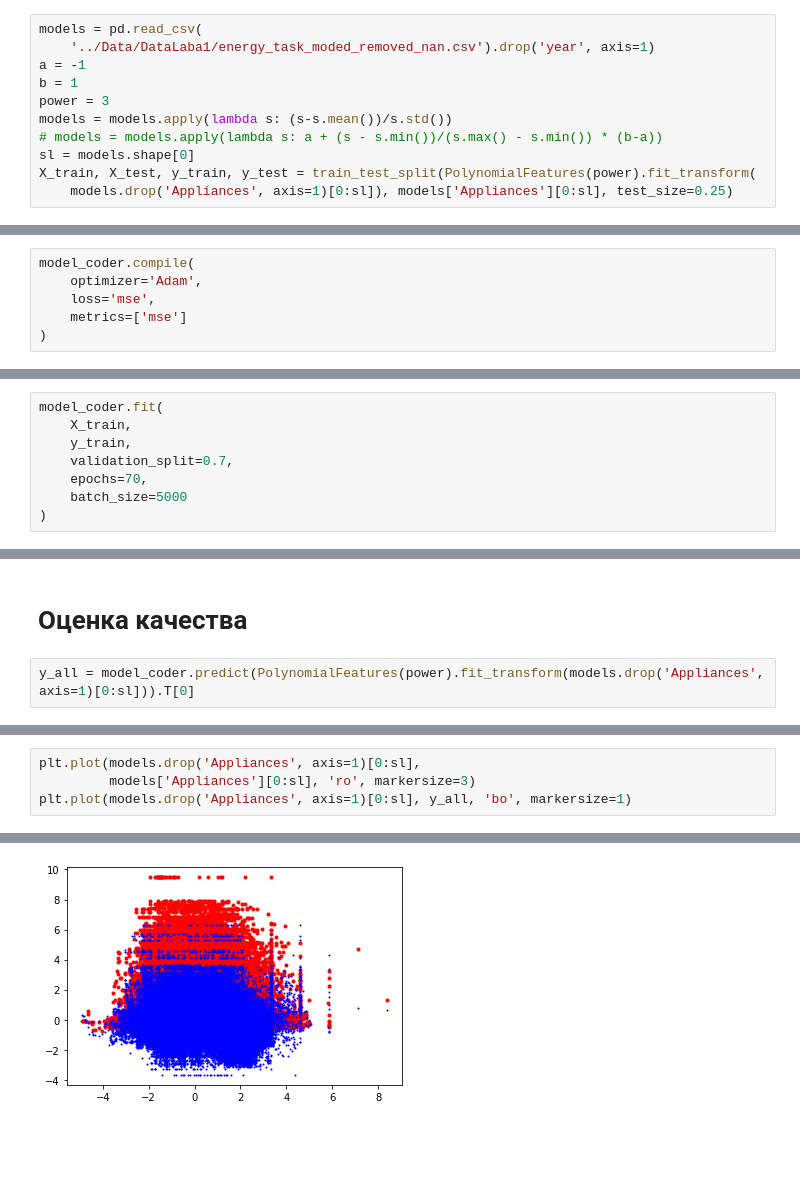
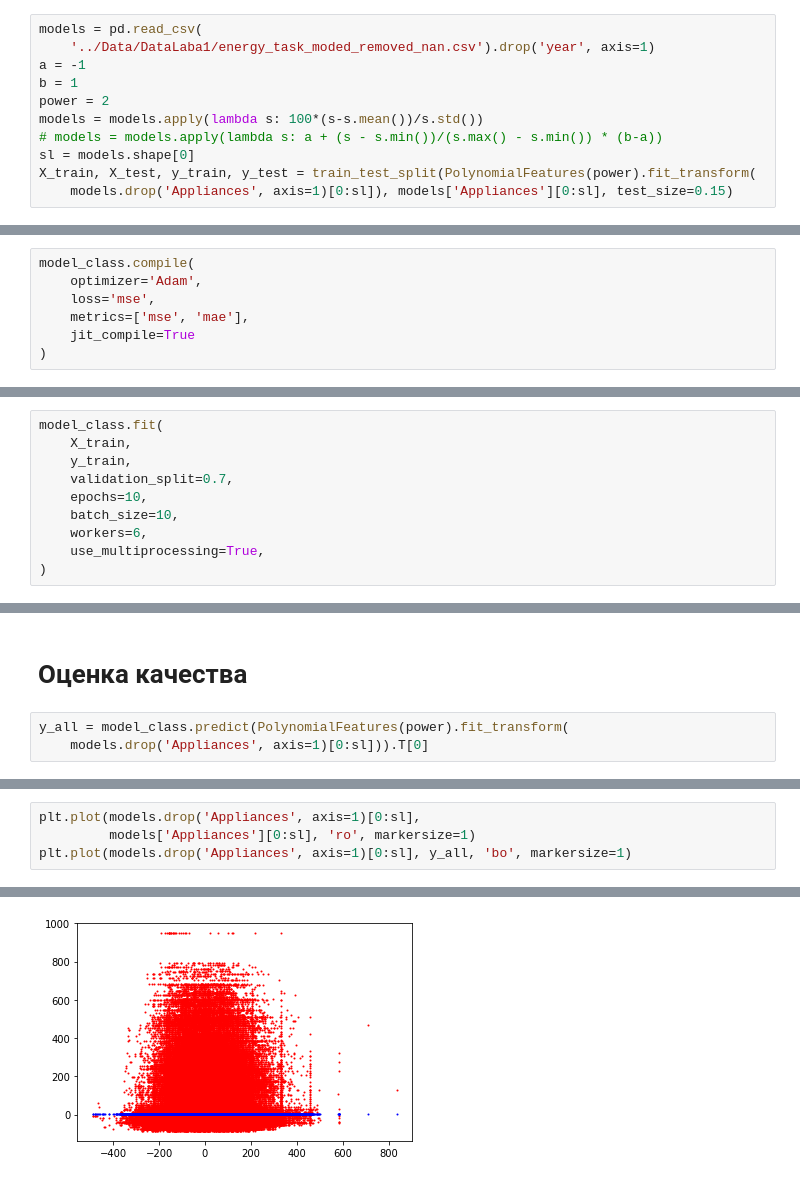
Before and after one commit to MikeTsvirkunov/Maching_Learning_Teach, a Jupyter notebook: Laba4/regression_tf.ipynb, the cells around one changed output, grey strips where cells are left out. Drawn from its saved outputs; the diff is of its cells as text; blank space fills up the shorter version.

```diff
--- a/Laba4/regression_tf.ipynb
+++ b/Laba4/regression_tf.ipynb
@@ -19,12 +27,12 @@ models = pd.read_csv(
     '../Data/DataLaba1/energy_task_moded_removed_nan.csv').drop('year', axis=1)
 a = -1
 b = 1
-power = 3
-models = models.apply(lambda s: (s-s.mean())/s.std())
+power = 2
+models = models.apply(lambda s: 100*(s-s.mean())/s.std())
 # models = models.apply(lambda s: a + (s - s.min())/(s.max() - s.min()) * (b-a))
 sl = models.shape[0]
 X_train, X_test, y_train, y_test = train_test_split(PolynomialFeatures(power).fit_transform(
-    models.drop('Appliances', axis=1)[0:sl]), models['Appliances'][0:sl], test_size=0.25)
+    models.drop('Appliances', axis=1)[0:sl]), models['Appliances'][0:sl], test_size=0.15)
 # %%
 X_train.shape
 # %% [output]
@@ -113,10 +209,11 @@ model_coder = tf.keras.models.Sequential([
 # %% [markdown]
 ## Компиляция
 # %%
-model_coder.compile(
+model_class.compile(
     optimizer='Adam',
     loss='mse',
-    metrics=['mse']
+    metrics=['mse', 'mae'],
+    jit_compile=True
 )
 # %% [markdown]
 # Обучение
@@ -123,9 +224,11 @@ model_coder.compile(
 # %%
-model_coder.fit(
+model_class.fit(
     X_train,
     y_train,
     validation_split=0.7,
-    epochs=70,
-    batch_size=5000
+    epochs=10,
+    batch_size=10,
+    workers=6,
+    use_multiprocessing=True,
 )
 # %% [output]
@@ -156,5 +266,6 @@ y_predicted = model_coder.predict(X_test).T[0]
 # %% [markdown]
 # Оценка качества
 # %%
-y_all = model_coder.predict(PolynomialFeatures(power).fit_transform(models.drop('Appliances', axis=1)[0:sl])).T[0]
+y_all = model_class.predict(PolynomialFeatures(power).fit_transform(
+    models.drop('Appliances', axis=1)[0:sl])).T[0]
 # %% [output]
@@ -184,26 +295,26 @@ for i in c:
 # %%
 plt.plot(models.drop('Appliances', axis=1)[0:sl],
-         models['Appliances'][0:sl], 'ro', markersize=3)
+         models['Appliances'][0:sl], 'ro', markersize=1)
 plt.plot(models.drop('Appliances', axis=1)[0:sl], y_all, 'bo', markersize=1)
 # %% [output]
 [<matplotlib.lines.Line2D at 0x...>,
  <matplotlib.lines.Line2D at 0x...>,
  <matplotlib.lines.Line2D at 0x...>,
  <matplotlib.lines.Line2D at 0x...>,
  <matplotlib.lines.Line2D at 0x...>,
  <matplotlib.lines.Line2D at 0x...>,
  <matplotlib.lines.Line2D at 0x...>,
  <matplotlib.lines.Line2D at 0x...>,
  <matplotlib.lines.Line2D at 0x...>,
  <matplotlib.lines.Line2D at 0x...>,
  <matplotlib.lines.Line2D at 0x...>,
  <matplotlib.lines.Line2D at 0x...>,
 ... (12 lines left out)
  <matplotlib.lines.Line2D at 0x...>,
  <matplotlib.lines.Line2D at 0x...>,
  <matplotlib.lines.Line2D at 0x...>,
  <matplotlib.lines.Line2D at 0x...>]
-[figure, old version]
+[figure, new version]
 # %%
 plt.plot(models.drop('Appliances', axis=1)[0:sl],
          models['Appliances'][0:sl], 'ro', markersize=3)
```
Also changed, not shown: parts of 15 cells of this notebook, 3 other files.
